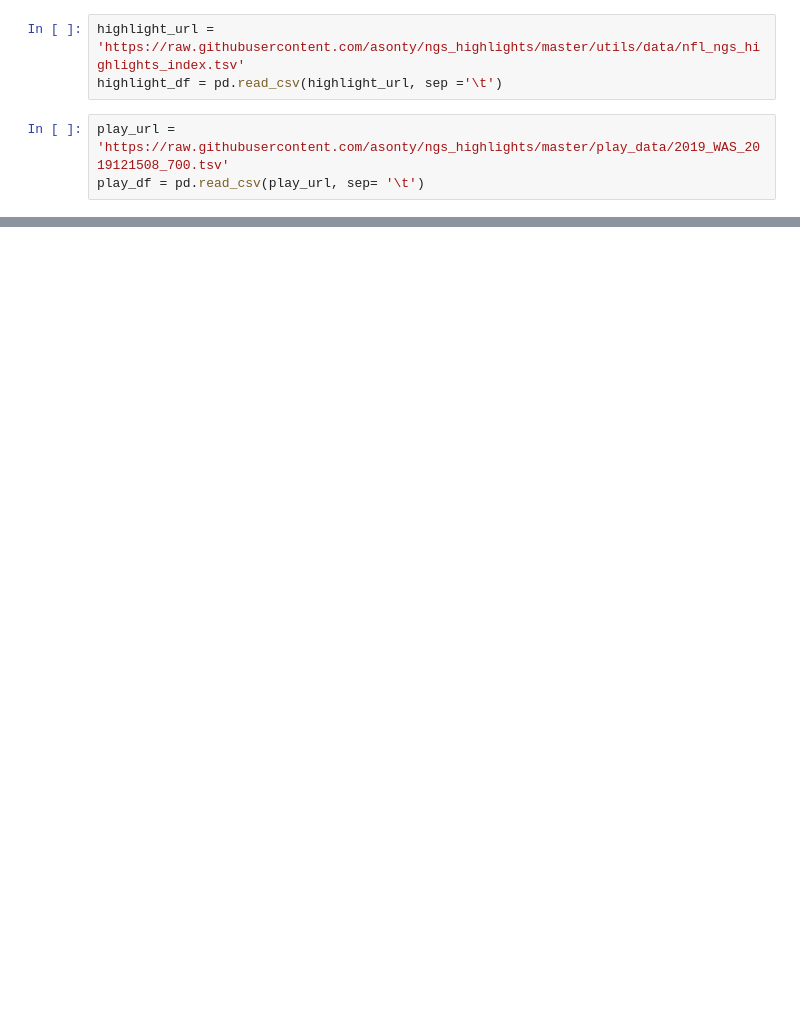
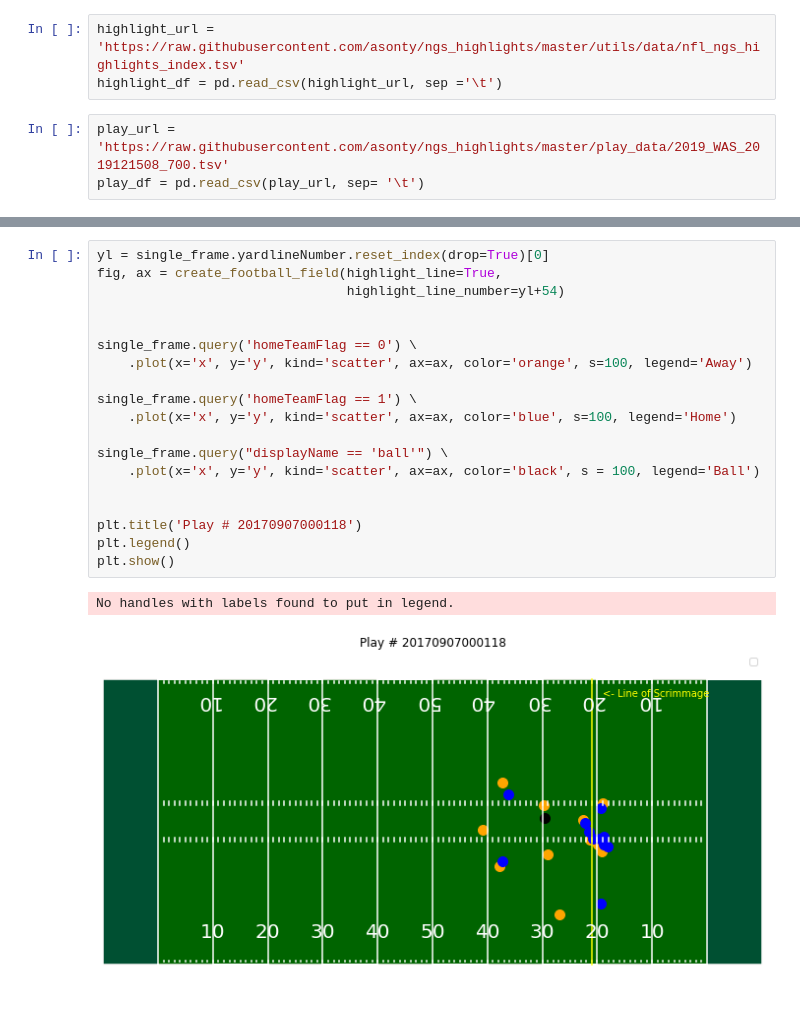
Before and after one commit to mtodisco10/fball_analytics, a Jupyter notebook: MessingAroundWithNFLTrackingData.ipynb, the cells around one changed output, grey strips where cells are left out. Cells and saved outputs as stored; diff of their text form; blank space fills up the shorter version.

```diff
--- a/MessingAroundWithNFLTrackingData.ipynb
+++ b/MessingAroundWithNFLTrackingData.ipynb
@@ -25,0 +113,22 @@ play_df
+# %%
+yl = single_frame.yardlineNumber.reset_index(drop=True)[0]
+fig, ax = create_football_field(highlight_line=True,
+                                highlight_line_number=yl+54)
+
+
+single_frame.query('homeTeamFlag == 0') \
+    .plot(x='x', y='y', kind='scatter', ax=ax, color='orange', s=100, legend='Away')
+
+single_frame.query('homeTeamFlag == 1') \
+    .plot(x='x', y='y', kind='scatter', ax=ax, color='blue', s=100, legend='Home')
+
+single_frame.query("displayName == 'ball'") \
+    .plot(x='x', y='y', kind='scatter', ax=ax, color='black', s = 100, legend='Ball')
+
+
+plt.title('Play # 20170907000118')
+plt.legend()
+plt.show()
+# %% [output]
+No handles with labels found to put in legend.
+[figure, added]
```
Also changed, not shown: parts of 8 cells of this notebook.
